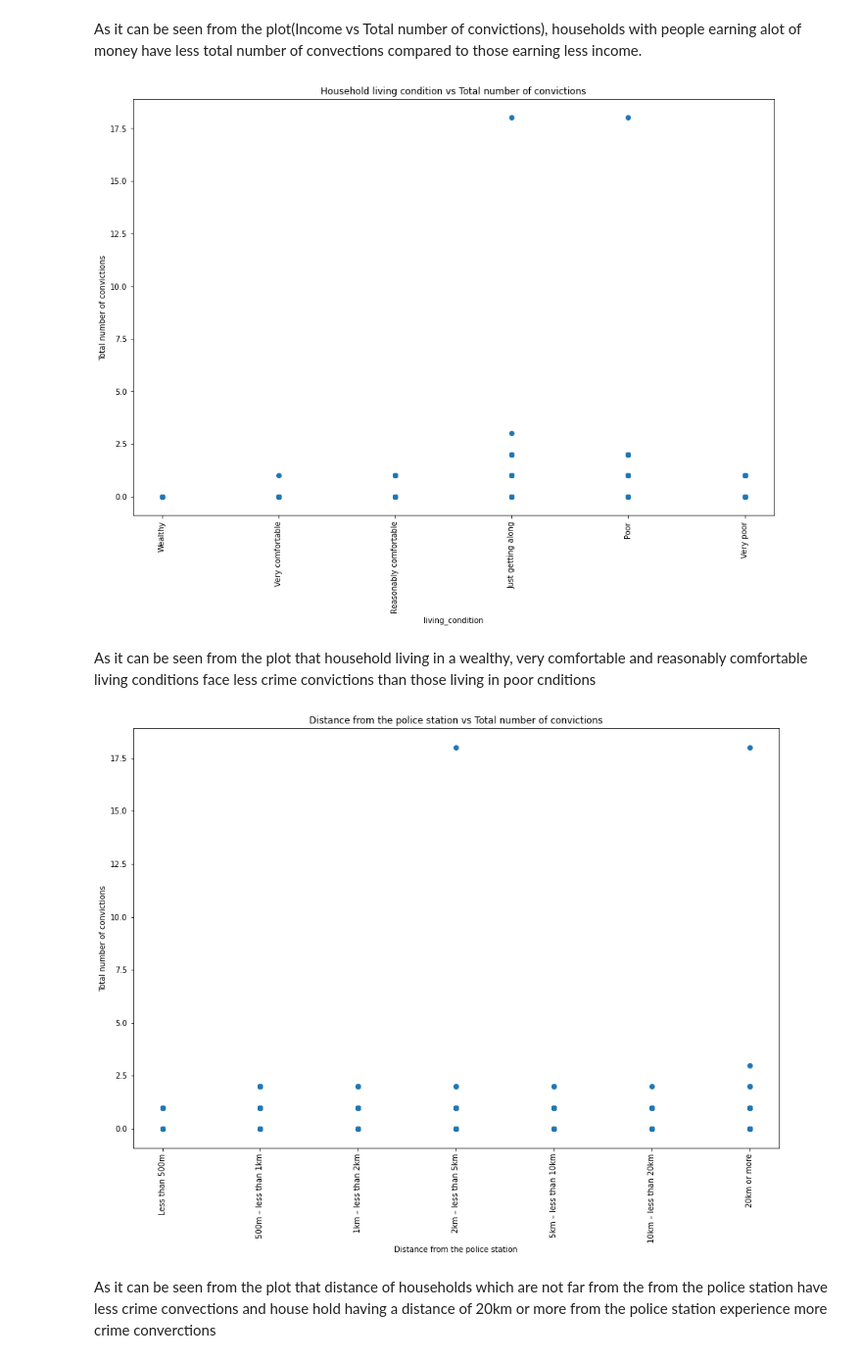
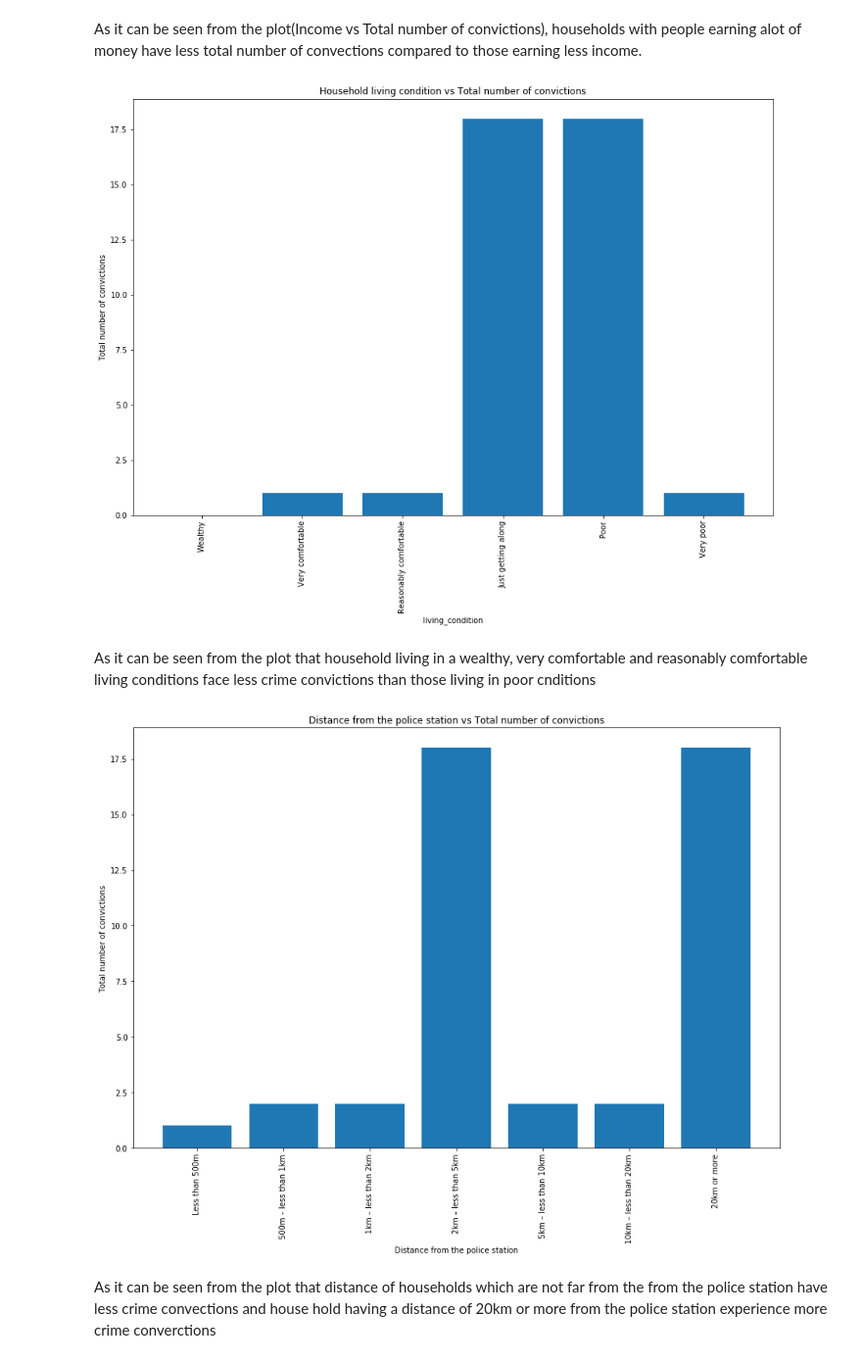
Before and after one commit to DonaldMbara/DAE-Project, a Jupyter notebook: Project1_Draft.ipynb, the cells around one changed output. Shown at 98% size. Cells and saved outputs as stored; diff of their text form; code cells hidden in the pictures.

```diff
--- a/Project1_Draft.ipynb
+++ b/Project1_Draft.ipynb
@@ -438,7 +532,7 @@ x = [1,2,3,4,5,6]
 fig,ax = plt.subplots()
 fig.set_size_inches(15, 10)
 plt.xticks(x, labels, rotation='vertical')
-ax.scatter(living_condition,convictions)
+ax.bar(living_condition,convictions)
 ax.set_xticks(x)
 ax.set_xticklabels(labels)
 plt.title('Household living condition vs Total number of convictions')
@@ -446,30 +540,30 @@ plt.ylabel('Total number of convictions')
 plt.xlabel('living_condition')
 plt.show()
 # %% [output]
-[figure, old version]
+[figure, new version]
 # %% [markdown]
 As it can be seen from the plot that household living in a wealthy, very comfortable and reasonably comfortable living conditions face less crime convictions than those living in poor cnditions
 # %%
 police_dist = DATA.Q531POLICE
 convictions = DATA.Total_number_of_convictions
 
 
 labels = ['Less than 500m','500m – less than 1km','1km – less than 2km',
                     '2km – less than 5km','5km – less than 10km','10km – less than 20km','20km or more']
 x = [1,2,3,4,5,6,7]
 
 fig,ax = plt.subplots()
 fig.set_size_inches(15, 10)
 plt.xticks(x, labels, rotation='vertical')
 ax.set_xticks(x)
 ax.set_xticklabels(labels)
-ax.scatter(police_dist,convictions)
+ax.bar(police_dist,convictions)
 plt.title('Distance from the police station vs Total number of convictions')
 plt.ylabel('Total number of convictions')
 plt.xlabel('Distance from the police station')
 plt.show()
 # %% [output]
-[figure, old version]
+[figure, new version]
 # %% [markdown]
 As it can be seen from the plot that distance of households which are not far from the from the police station have less crime convections and house hold having a distance of 20km or more from the police station experience more crime converctions
 # %%
```
Also changed, not shown: parts of 27 cells of this notebook, 1 other file.
